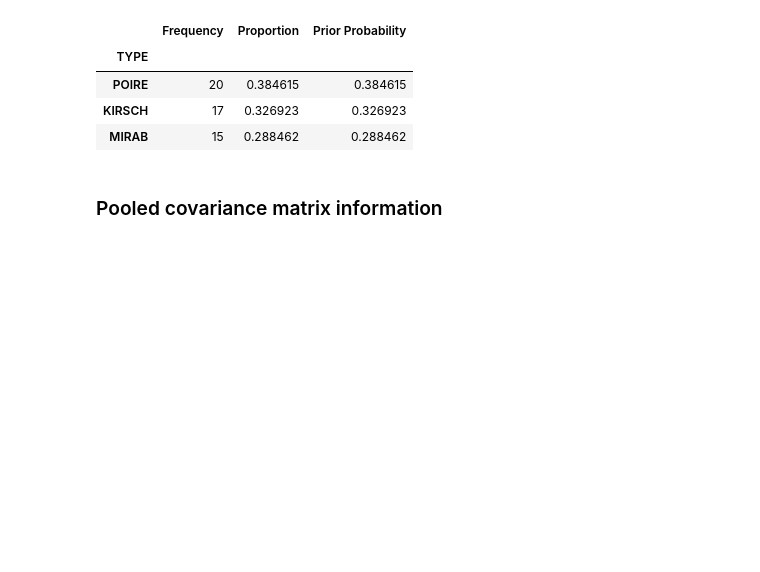
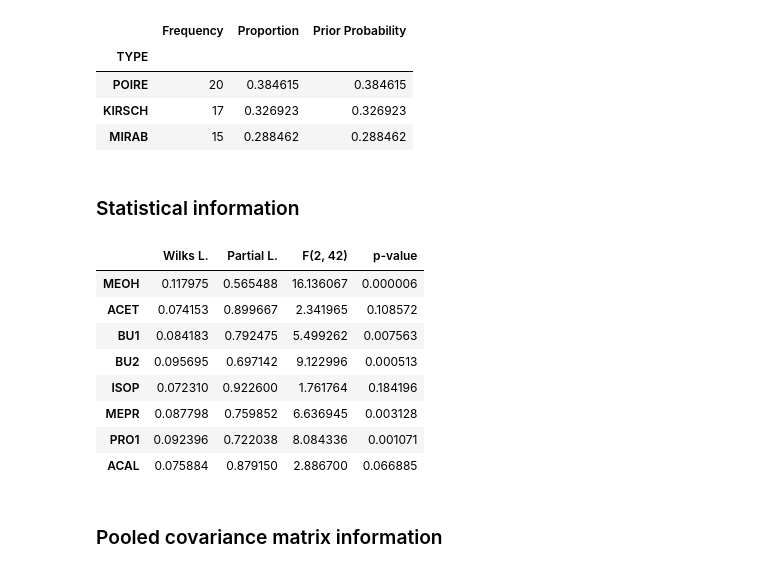
Before and after one commit to enfantbenidedieu/discrimintools, a Jupyter notebook: doc/lda_alcool.ipynb, the cells around one changed output. Drawn from its saved outputs; the diff is of its cells as text; code cells hidden in the pictures; blank space fills up the shorter version.

```diff
--- a/doc/lda_alcool.ipynb
+++ b/doc/lda_alcool.ipynb
@@ -118,6 +118,20 @@ lda.statistics_["information"]
 | POIRE | 20 | 0.384615 | 0.384615 |
 | KIRSCH | 17 | 0.326923 | 0.326923 |
 | MIRAB | 15 | 0.288462 | 0.288462 |
+# %% [markdown]
+### Statistical information
+# %%
+lda.statistics_["statistical_evaluation"]
+# %% [output]
+|  | Wilks L. | Partial L. | F(2, 42) | p-value |
+| MEOH | 0.117975 | 0.565488 | 16.136067 | 0.000006 |
+| ACET | 0.074153 | 0.899667 | 2.341965 | 0.108572 |
+| BU1 | 0.084183 | 0.792475 | 5.499262 | 0.007563 |
+| BU2 | 0.095695 | 0.697142 | 9.122996 | 0.000513 |
+| ISOP | 0.072310 | 0.922600 | 1.761764 | 0.184196 |
+| MEPR | 0.087798 | 0.759852 | 6.636945 | 0.003128 |
+| PRO1 | 0.092396 | 0.722038 | 8.084336 | 0.001071 |
+| ACAL | 0.075884 | 0.879150 | 2.886700 | 0.066885 |
 # %% [markdown]
 ### Pooled covariance matrix information
 # %%
```
Also changed, not shown: parts of 3 cells of this notebook, 22 other files.
